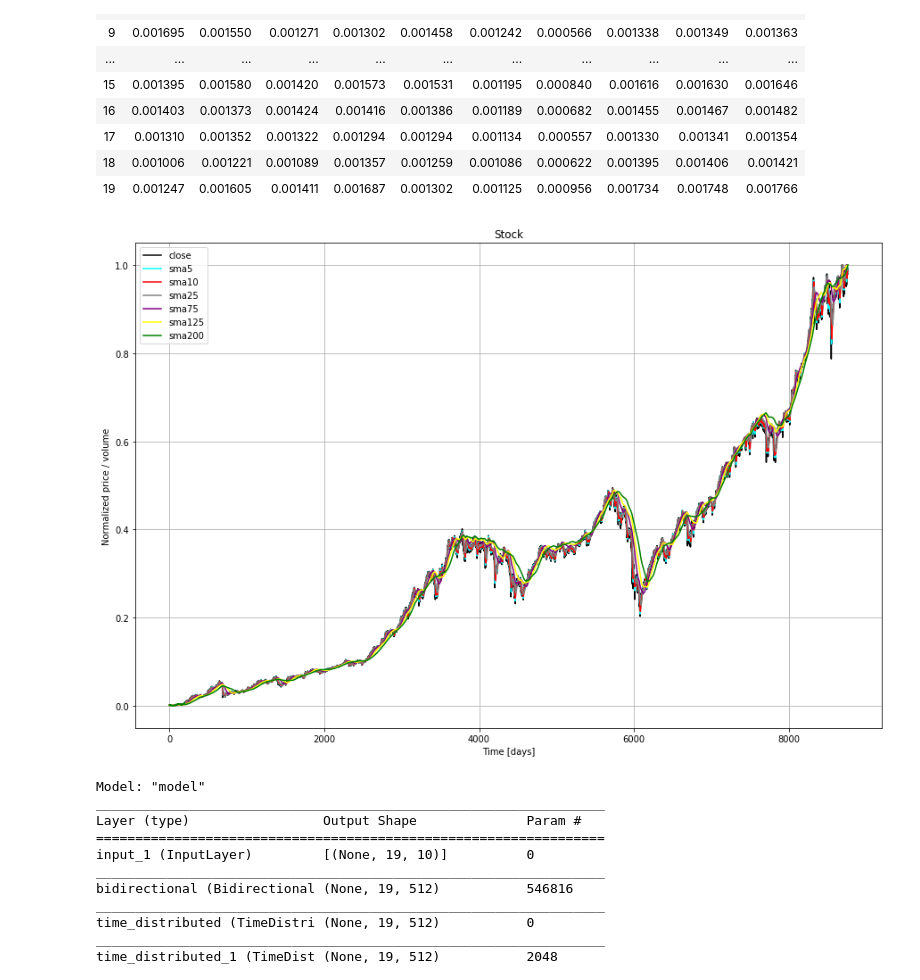
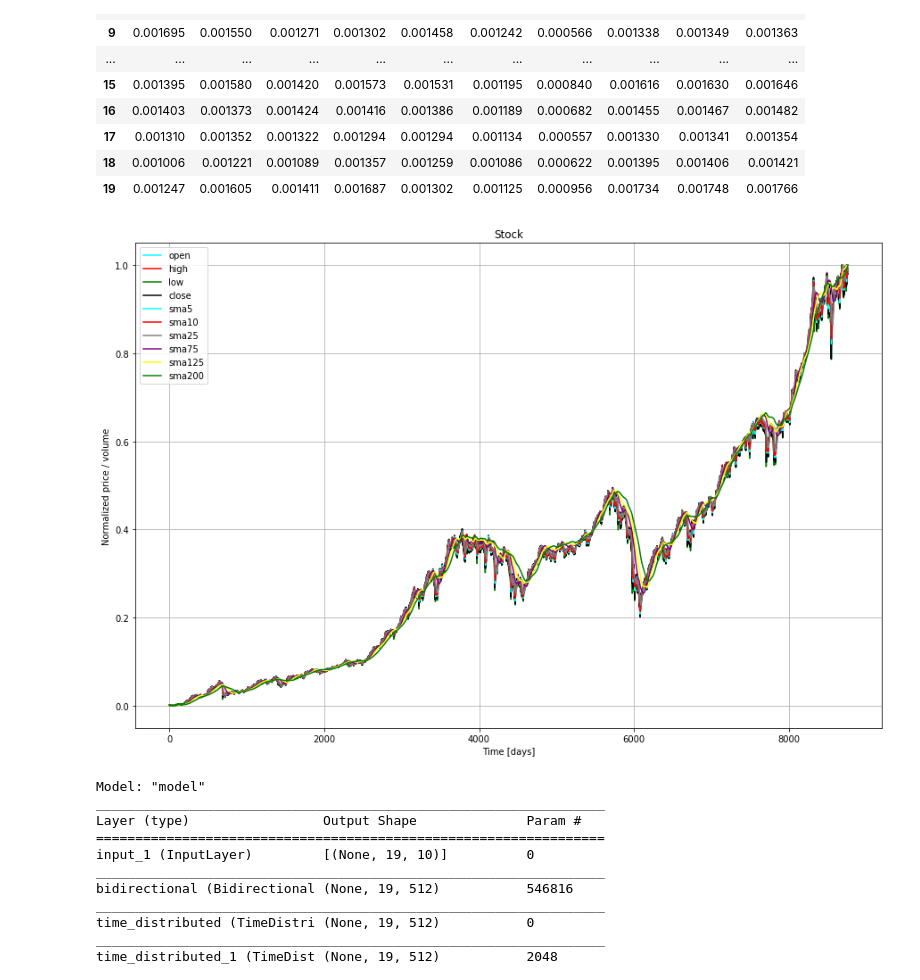
Before and after one commit to nessessence/stockPricePrediction, a Jupyter notebook: model_FE.ipynb, the cells around one changed output. Drawn from its saved outputs; the diff is of its cells as text; code cells hidden in the pictures.

```diff
--- a/model_FE.ipynb
+++ b/model_FE.ipynb
@@ -206,20 +209,23 @@ df_index.head(20)
 # %%
 plt.figure(figsize=(15, 10))
 plt.grid(True)
+plt.plot(df_index_norm['Open'], color='cyan', label='open')
+plt.plot(df_index_norm['High'], color='red', label='high')
+plt.plot(df_index_norm['Low'], color='green', label='low')
 plt.plot(df_index_norm['Close'], color='black', label='close')
 plt.plot(df_index_norm['sma5'], color='cyan', label='sma5')
 plt.plot(df_index_norm['sma10'], color='red', label='sma10')
 plt.plot(df_index_norm['sma25'], color='gray', label='sma25')
 plt.plot(df_index_norm['sma75'], color='purple', label='sma75')
 plt.plot(df_index_norm['sma125'], color='yellow', label='sma125')
 plt.plot(df_index_norm['sma200'], color='green', label='sma200')
 plt.title('Stock')
 plt.xlabel('Time [days]')
 plt.ylabel('Normalized price / volume')
 plt.legend(loc='best')
 plt.show()
 # %% [output]
-[figure, old version]
+[figure, new version]
 # %%
 from tensorflow.keras import backend as K
 K.clear_session()
```
Also changed, not shown: parts of 12 cells of this notebook, 5 other files.
